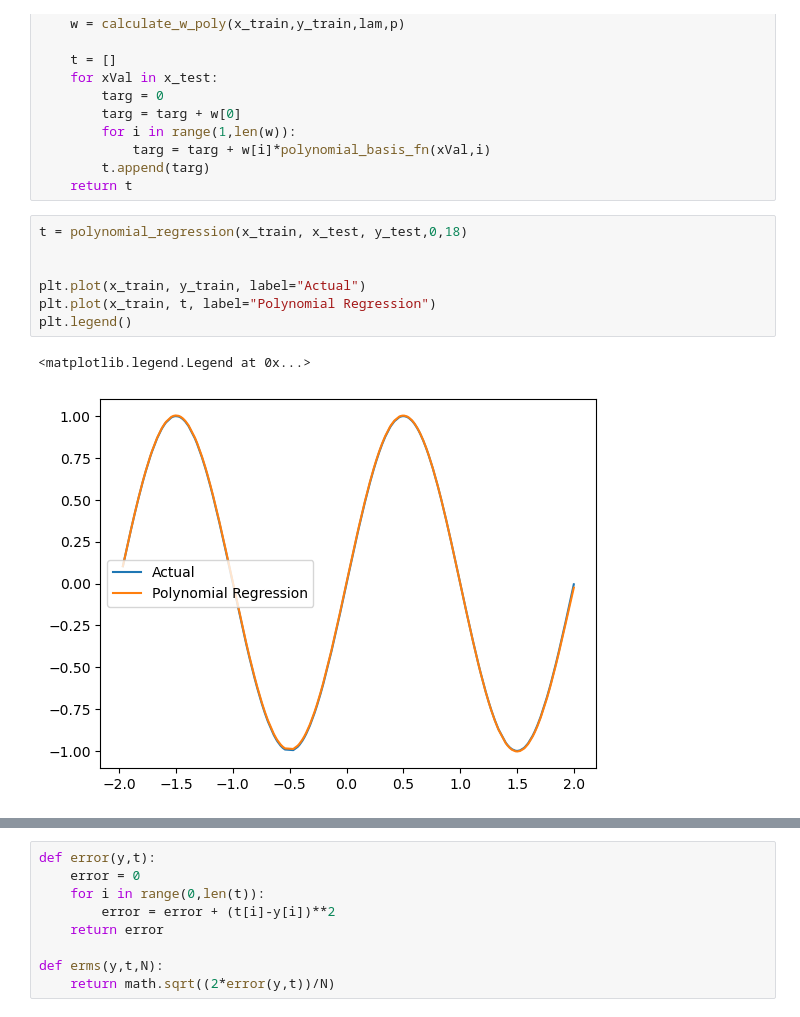
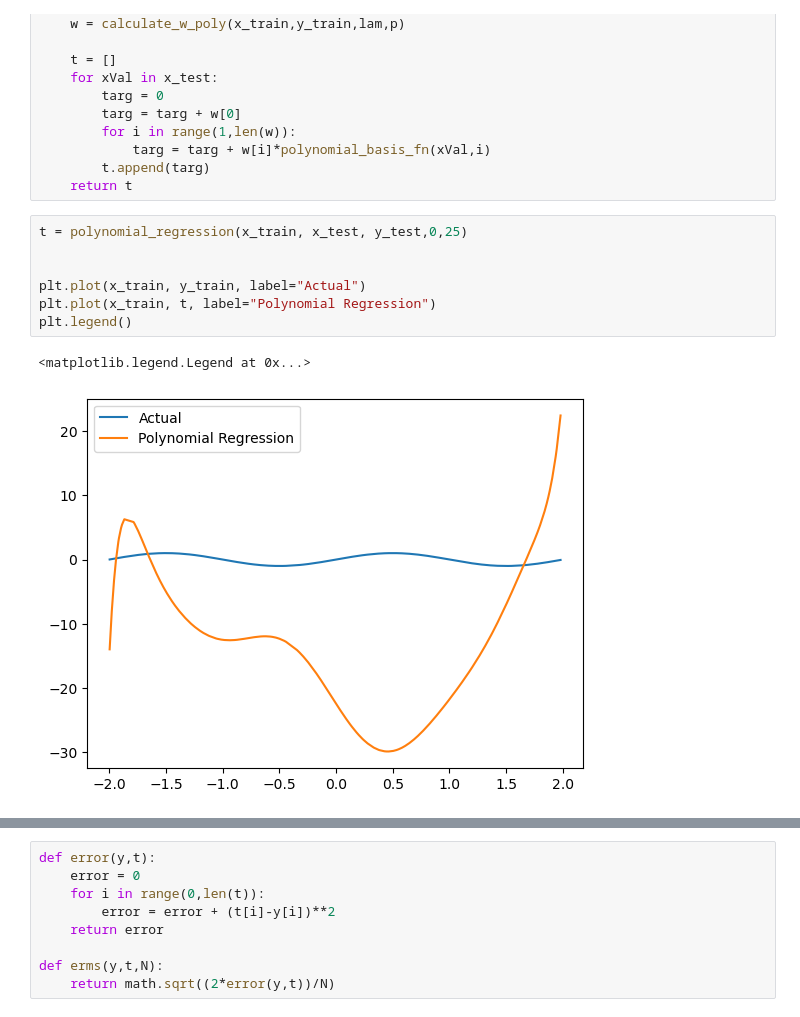
Before and after one commit to FredMCA/COMP6257-Coursework_1, a Jupyter notebook: notebook.ipynb, the cells around one changed output, grey strips where cells are left out. Saved outputs shown, nothing was run; the diff lists cells and outputs as text.

```diff
--- a/notebook.ipynb
+++ b/notebook.ipynb
@@ -80,15 +81,15 @@ def polynomial_regression(x_test, x_train, y_train, lam, p):
         t.append(targ)
     return t
 # %%
-t = polynomial_regression(x_train, x_test, y_test,0,18)
+t = polynomial_regression(x_train, x_test, y_test,0,25)
 
 
 plt.plot(x_train, y_train, label="Actual")
 plt.plot(x_train, t, label="Polynomial Regression")
 plt.legend()
 # %% [output]
 <matplotlib.legend.Legend at 0x...>
-[figure, old version]
+[figure, new version]
 # %%
 t_array = []
 
```
Also changed, not shown: parts of 4 cells of this notebook, 5 other files.
